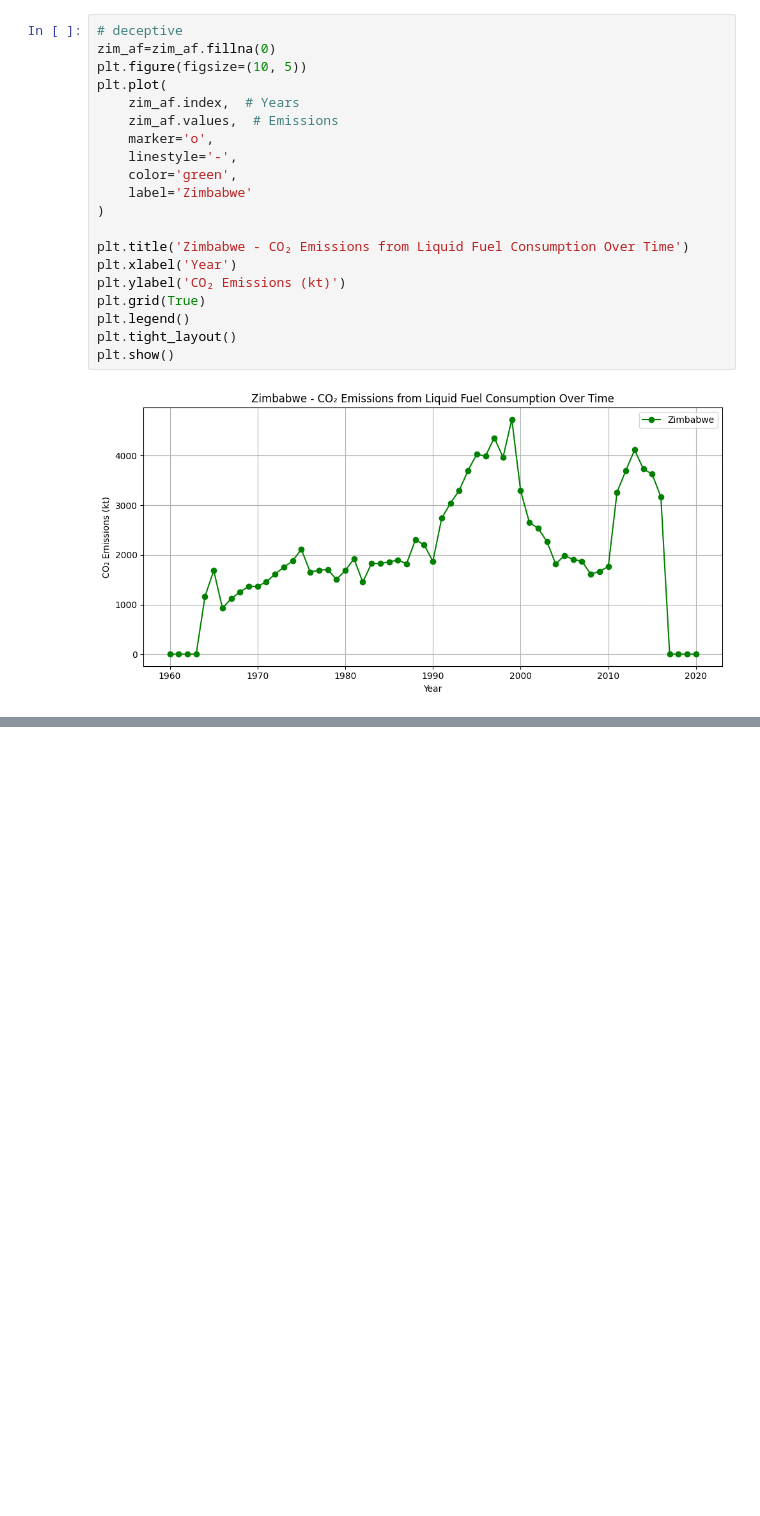
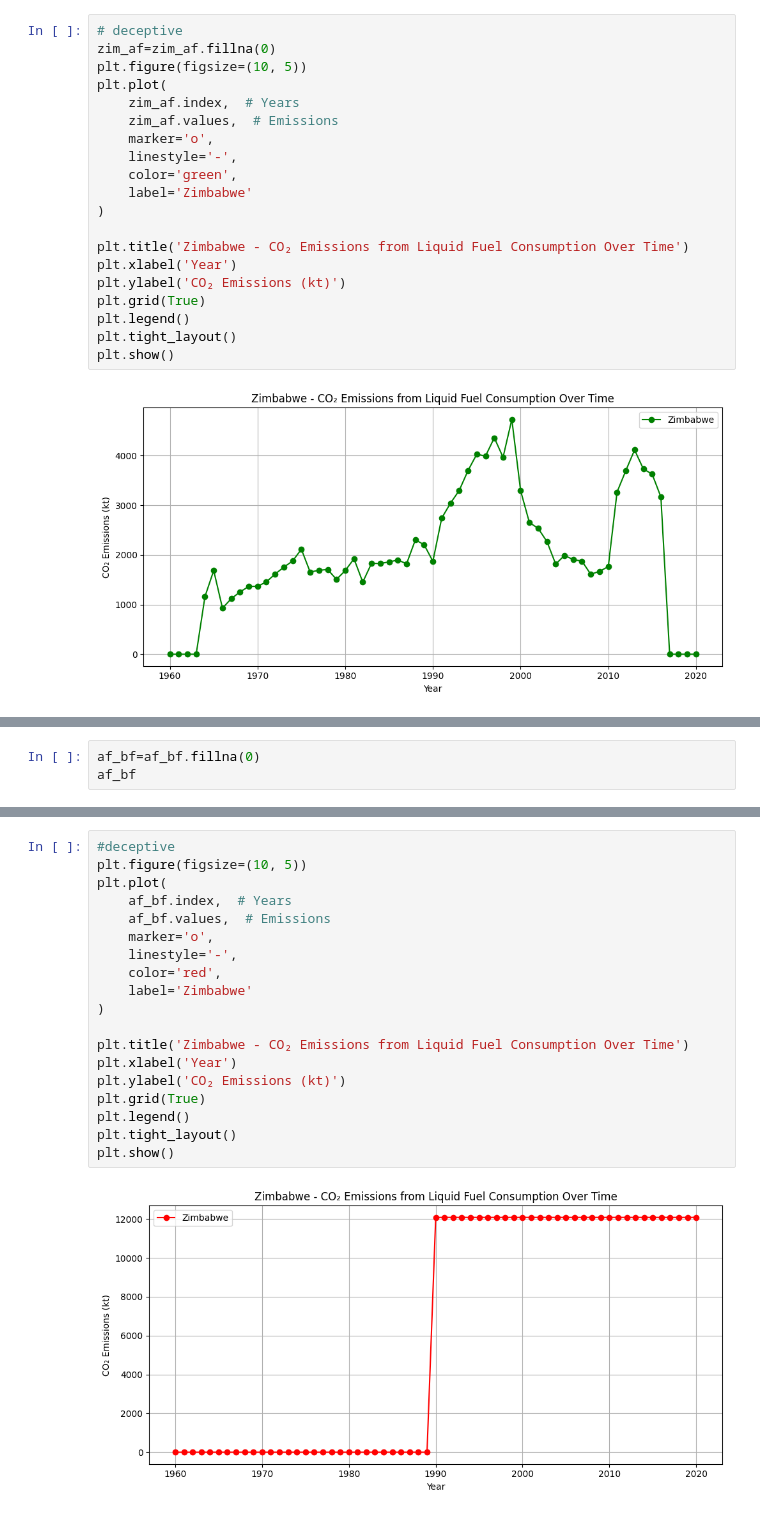
Before and after one commit to SriSupratikTalari/project2, a Jupyter notebook: climate.ipynb, the cells around one changed output, grey strips where cells are left out. Saved outputs shown, nothing was run; the diff lists cells and outputs as text; blank space fills up the shorter version.

```diff
--- a/climate.ipynb
+++ b/climate.ipynb
@@ -135,0 +191,3 @@ plt.show()
+# %%
+af_bf=af_bf.fillna(0)
+af_bf
@@ -135,0 +208,21 @@ plt.show()
+# %%
+#deceptive
+plt.figure(figsize=(10, 5))
+plt.plot(
+    af_bf.index,  # Years
+    af_bf.values,  # Emissions
+    marker='o',
+    linestyle='-',
+    color='red',
+    label='Zimbabwe'
+)
+
+plt.title('Zimbabwe - CO₂ Emissions from Liquid Fuel Consumption Over Time')
+plt.xlabel('Year')
+plt.ylabel('CO₂ Emissions (kt)')
+plt.grid(True)
+plt.legend()
+plt.tight_layout()
+plt.show()
+# %% [output]
+[figure, added]
```
Also changed, not shown: parts of 4 cells of this notebook.
